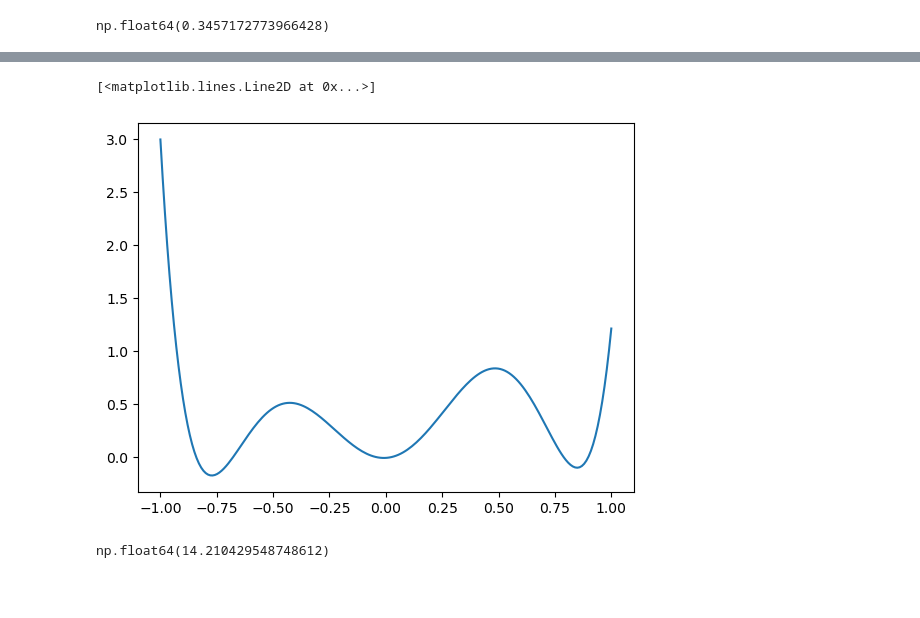
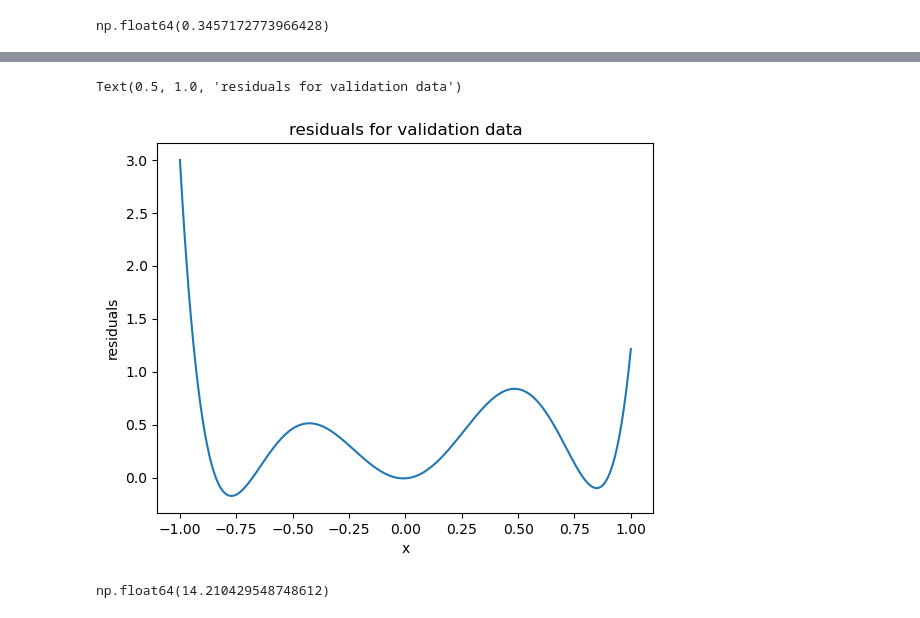
Before and after one commit to db423/Optimisation, a Jupyter notebook: Optimisation_coursework/cw.ipynb, the cells around one changed output, grey strips where cells are left out. Saved outputs shown, nothing was run; the diff lists cells and outputs as text; code cells hidden in the pictures; blank space fills up the shorter version.

```diff
--- a/Optimisation_coursework/cw.ipynb
+++ b/Optimisation_coursework/cw.ipynb
@@ -76,8 +81,11 @@ plt.plot(x , residuals_outliers)
 # %%
 plt.plot(x2, residuals)
+plt.xlabel('x')
+plt.ylabel('residuals')
+plt.title('residuals for validation data')
 # %% [output]
-[<matplotlib.lines.Line2D at 0x...>]
+Text(0.5, 1.0, 'residuals for validation data')
-[figure, old version]
+[figure, new version]
 # %%
 np.linalg.cond(A2.T@A2)
 # %% [output]
```
Also changed, not shown: parts of 2 cells of this notebook.
